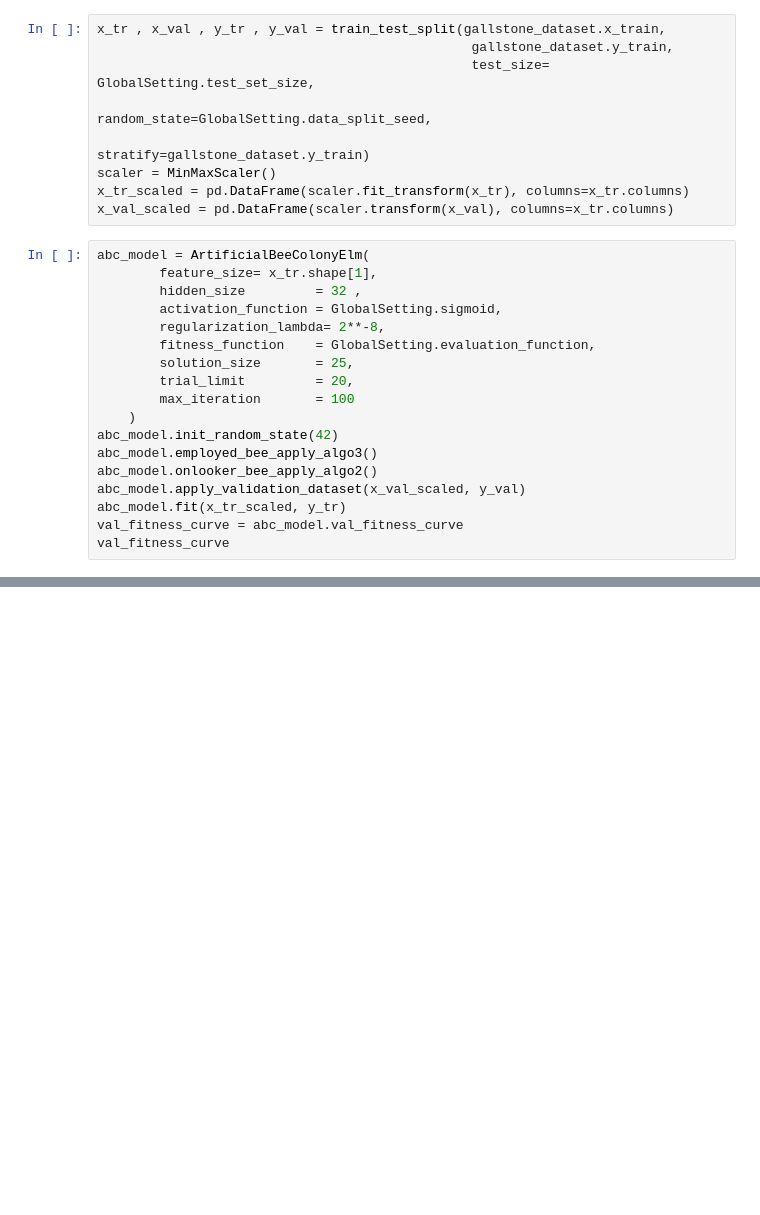
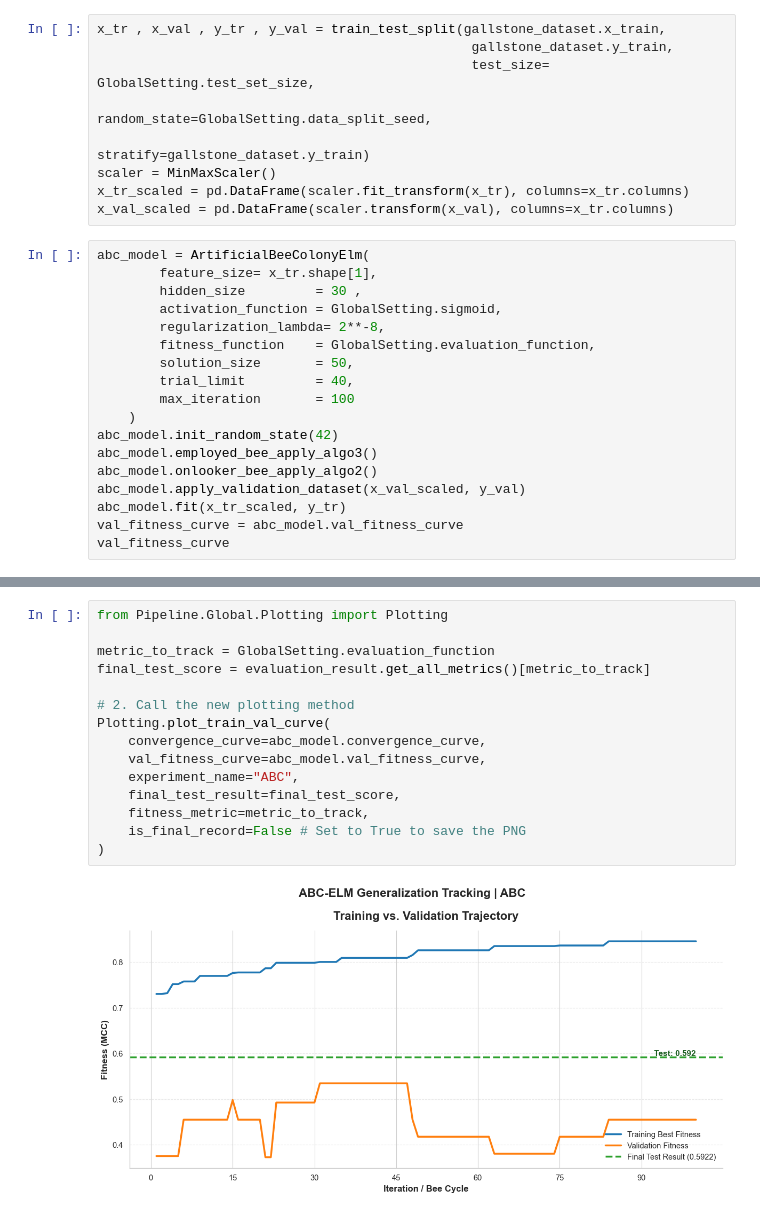
Before and after one commit to youquanneu/COMP3200_Individual_Project, a Jupyter notebook: Pipeline/Model/ABC_ELM_Trace.ipynb, the cells around one changed output, grey strips where cells are left out. Saved outputs shown, nothing was run; the diff lists cells and outputs as text; blank space fills up the shorter version.

```diff
--- a/Pipeline/Model/ABC_ELM_Trace.ipynb
+++ b/Pipeline/Model/ABC_ELM_Trace.ipynb
@@ -23,12 +23,12 @@ x_val_scaled = pd.DataFrame(scaler.transform(x_val), columns=x_tr.columns)
 # %%
 abc_model = ArtificialBeeColonyElm(
         feature_size= x_tr.shape[1],
-        hidden_size         = 32 ,
+        hidden_size         = 30 ,
         activation_function = GlobalSetting.sigmoid,
         regularization_lambda= 2**-8,
         fitness_function    = GlobalSetting.evaluation_function,
-        solution_size       = 25,
-        trial_limit         = 20,
+        solution_size       = 50,
+        trial_limit         = 40,
         max_iteration       = 100
     )
 abc_model.init_random_state(42)
@@ -100,0 +101,17 @@ evaluation_result.get_all_metrics()
+# %%
+from Pipeline.Global.Plotting import Plotting
+
+metric_to_track = GlobalSetting.evaluation_function
+final_test_score = evaluation_result.get_all_metrics()[metric_to_track]
+
+# 2. Call the new plotting method
+Plotting.plot_train_val_curve(
+    convergence_curve=abc_model.convergence_curve,
+    val_fitness_curve=abc_model.val_fitness_curve,
+    experiment_name="ABC",
+    final_test_result=final_test_score,
+    fitness_metric=metric_to_track,
+    is_final_record=False # Set to True to save the PNG
+)
+# %% [output]
+[figure, added]
```
Also changed, not shown: parts of 3 cells of this notebook, 8 other files.
